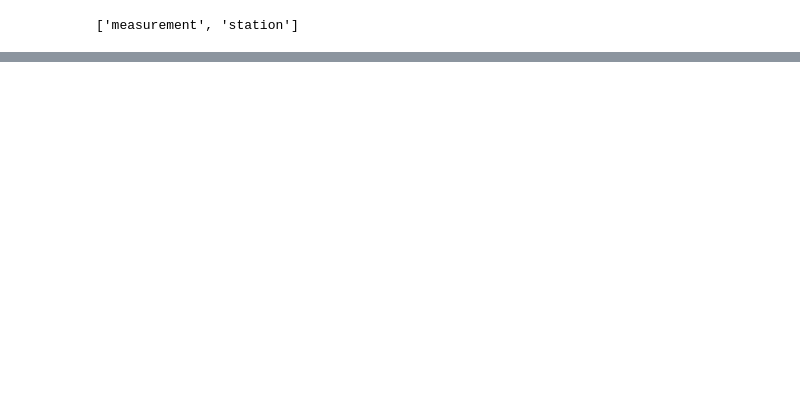
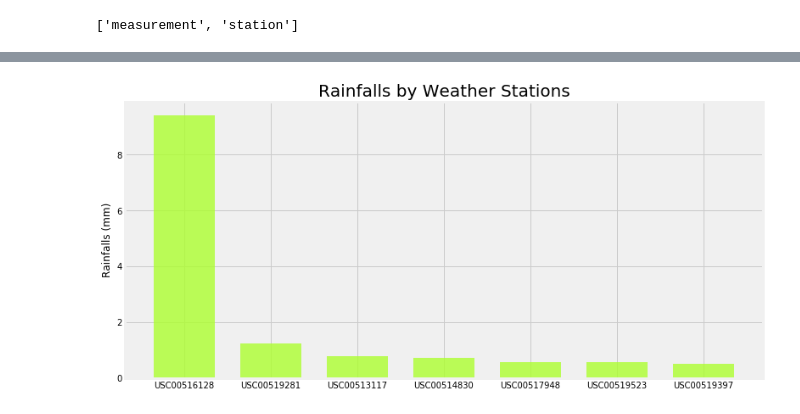
Before and after one commit to vivisantosa/Unit-10-SQLAlchemy-challenge, a Jupyter notebook: climate_starter.ipynb, the cells around one changed output, grey strips where cells are left out. Saved outputs shown, nothing was run; the diff lists cells and outputs as text; code cells hidden in the pictures; blank space fills up the shorter version.

```diff
--- a/climate_starter.ipynb
+++ b/climate_starter.ipynb
@@ -479,0 +562,11 @@ same_station = session.query(Measurement.station, Station.station).\
+# %%
+same_station = session.query(Measurement.station, func.sum(Measurement.prcp), Station.name,\
+                    Station.latitude, Station.longitude, Station.elevation).\
+                    filter(Measurement.station == Station.station).\
+                    filter(Measurement.date >= PrevYr_trip_start).filter(Measurement.date <= PrevYr_trip_end).\
+                    group_by(Measurement.station).\
+                    order_by(func.sum(Measurement.prcp).desc()).all()
+
+same_station_df = pd.DataFrame(same_station , columns =['station', 'total rainfall','station name','latitude','longitude','elevation'])
+
+same_station_df
@@ -479,0 +582,18 @@ same_station = session.query(Measurement.station, Station.station).\
+# %%
+fig, ax = plt.subplots(figsize=(12, 6))
+
+x_axis = np.arange(len(same_station_df))
+tick_locations = [value for value in x_axis]
+plt.xticks(tick_locations, same_station_df['station'], size=10)
+
+
+plt.bar(x_axis,same_station_df['total rainfall'], color="greenyellow",alpha=.8,
+        align="center", width=.7, bottom=None)
+
+plt.ylabel('Rainfalls (mm)', fontsize=12)
+plt.title("Rainfalls by Weather Stations", fontsize=20)
+plt.savefig("Graphs/barchart.png")
+
+plt.show()
+# %% [output]
+[figure, added]
```
Also changed, not shown: parts of 23 cells of this notebook, 3 other files.
